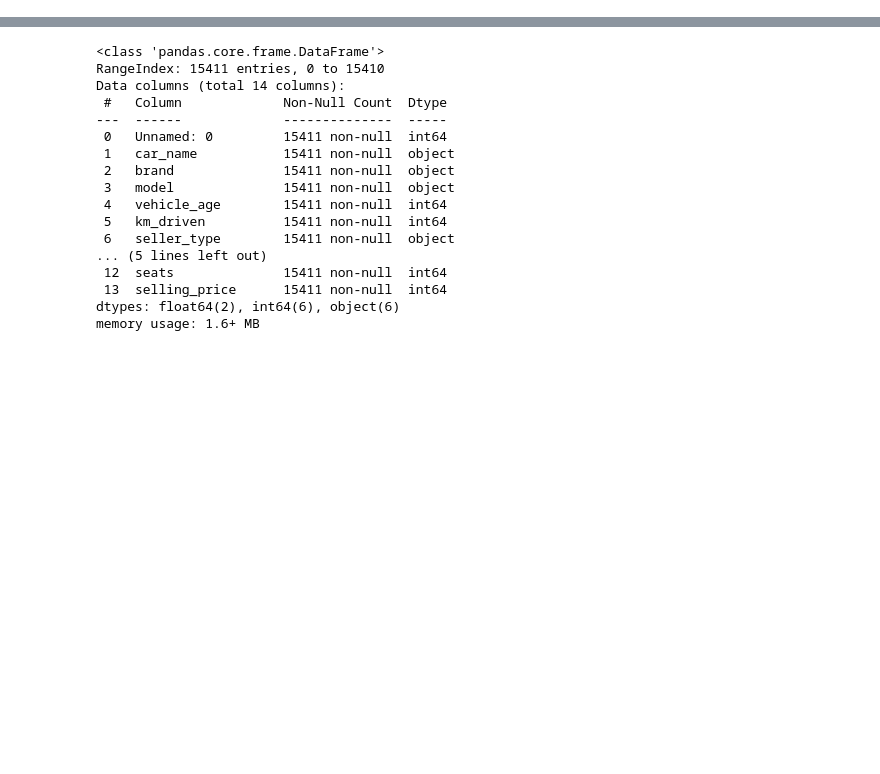
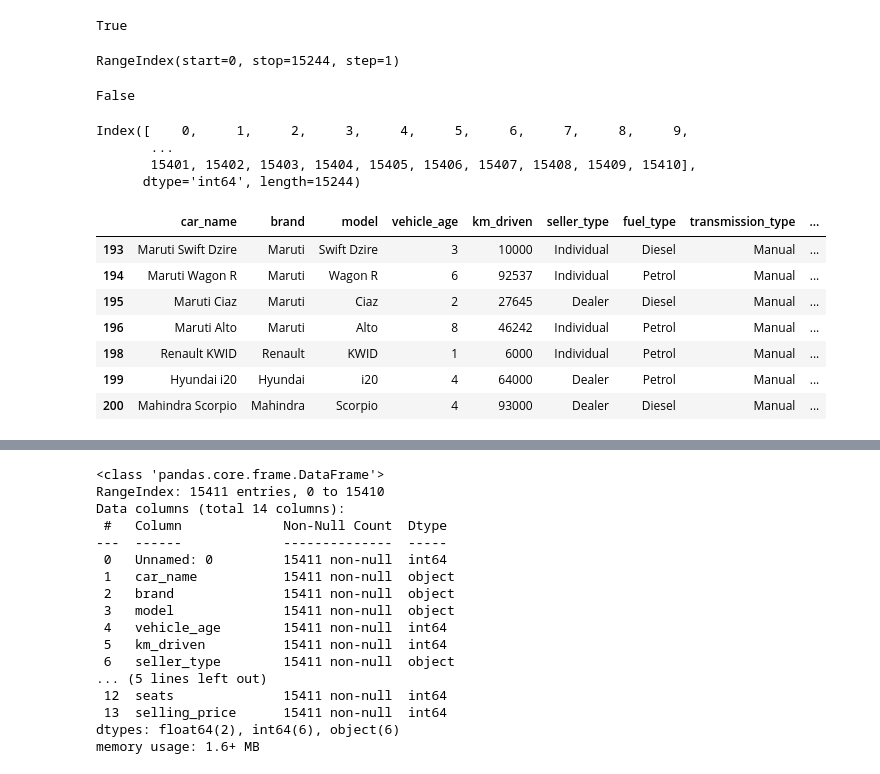
Before and after one commit to BuketSudeSnky/used-car-price-prediction, a Jupyter notebook: 01_data_exploration.ipynb, the cells around one changed output, grey strips where cells are left out. Saved outputs shown, nothing was run; the diff lists cells and outputs as text; code cells hidden in the pictures; blank space fills up the shorter version.

```diff
--- a/01_data_exploration.ipynb
+++ b/01_data_exploration.ipynb
@@ -2,0 +21,8 @@
+# %%
+df.index.equals(pd.RangeIndex(len(df)))
+# %% [output]
+True
+# %%
+df.index
+# %% [output]
+RangeIndex(start=0, stop=15244, step=1)
@@ -2,0 +31,22 @@
+# %%
+df.index.equals(pd.RangeIndex(len(df)))
+# %% [output]
+False
+# %%
+df.index
+# %% [output]
+Index([    0,     1,     2,     3,     4,     5,     6,     7,     8,     9,
+       ...
+       15401, 15402, 15403, 15404, 15405, 15406, 15407, 15408, 15409, 15410],
+      dtype='int64', length=15244)
+# %%
+df.loc[193:200]
+# %% [output]
+|  | car_name | brand | model | vehicle_age | km_driven | seller_type | fuel_type | transmission_type | ... |
+| 193 | Maruti Swift Dzire | Maruti | Swift Dzire | 3 | 10000 | Individual | Diesel | Manual | ... |
+| 194 | Maruti Wagon R | Maruti | Wagon R | 6 | 92537 | Individual | Petrol | Manual | ... |
+| 195 | Maruti Ciaz | Maruti | Ciaz | 2 | 27645 | Dealer | Diesel | Manual | ... |
+| 196 | Maruti Alto | Maruti | Alto | 8 | 46242 | Individual | Petrol | Manual | ... |
+| 198 | Renault KWID | Renault | KWID | 1 | 6000 | Individual | Petrol | Manual | ... |
+| 199 | Hyundai i20 | Hyundai | i20 | 4 | 64000 | Dealer | Petrol | Manual | ... |
+| 200 | Mahindra Scorpio | Mahindra | Scorpio | 4 | 93000 | Dealer | Diesel | Manual | ... |
```
Also changed, not shown: parts of 12 cells of this notebook.
